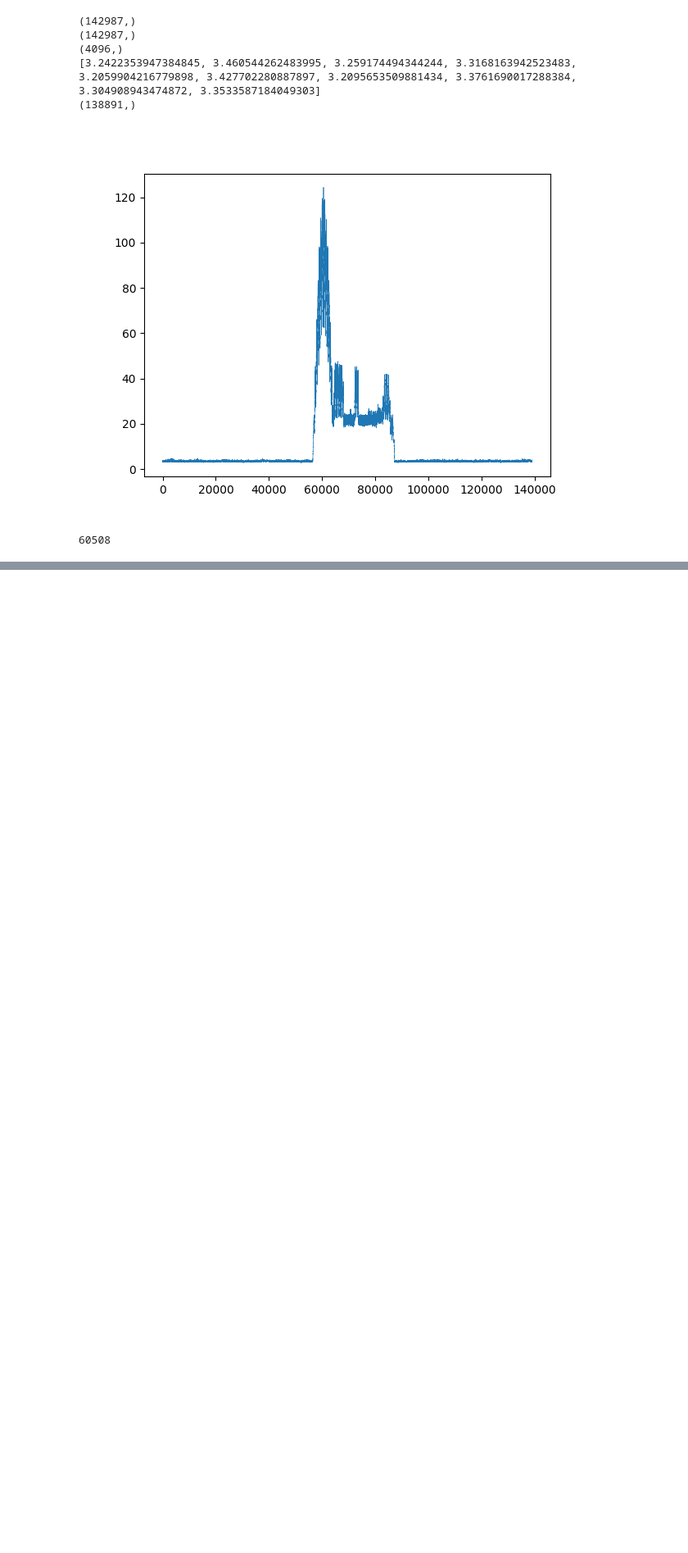
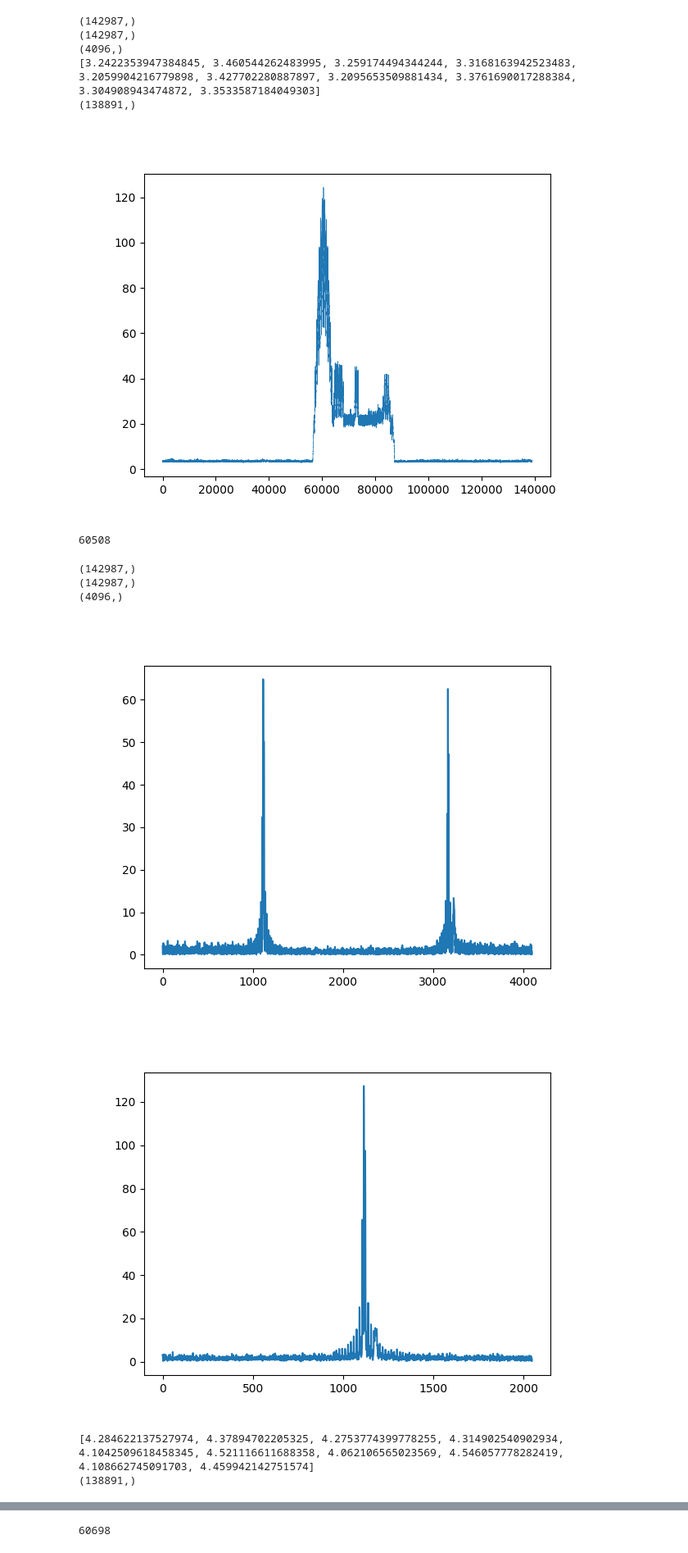
Before and after one commit to xsun2445/ee595hws, a Jupyter notebook: hw1/test.ipynb, the cells around one changed output, grey strips where cells are left out. Shown at 82% size. Saved outputs shown, nothing was run; the diff lists cells and outputs as text; code cells hidden in the pictures; blank space fills up the shorter version.

```diff
--- a/hw1/test.ipynb
+++ b/hw1/test.ipynb
@@ -815,3 +815,82 @@ print(np.argmax(res))
 (138891,)
 [figure]
 60508
+# %%
+rf_freq = 915e6    # carrier frequency 470 MHz, used to correct clock drift
+sf = 8             # spreading factor SF7
+bw = 125e3         # bandwidth 125 kHz
+fs = 250e3         # sampling rate 1 MHz
+preamble_len = 8
+phy = LoRaDecoder(sf=sf)
+
+
+fileName = './EE595 Project Data/dataSF8CR8packet1.bin'
+raw = phy.read_complex(fileName)
+print(raw.shape)
+# raw = raw[::2]
+print(raw.shape)
+
+dc = phy.chirp(False, sf, bw, fs, 0, 0, 0)
+uc = phy.chirp(True, sf, bw, fs, 0, 0, 0)
+
+
+preamble = np.matlib.repmat(uc, 1, preamble_len).flatten()
+preamble = np.conjugate(preamble)
+print(preamble.shape)
+
+# netid = np.concatenate((phy.chirp(True, sf, bw, fs, 24, 0, 0), phy.chirp(True, sf, bw, fs, 32, 0, 0)))
+# sync = np.concatenate((netid, dc,dc,dc[:len(uc)//4]))
+# print(sync.shape)
+# sync = np.conjugate(sync)
+
+# preamble = np.concatenate((preamble, sync))
+
+# preamble = dc.flatten()
+
+
+plt.figure()
+plt.plot(abs(np.fft.fft(raw[60508+256:60508+256+len(preamble)]*preamble)))
+plt.show()
+
+plt.figure()
+temp = abs(np.fft.fft(raw[60508+256:60508+256+len(preamble)]*preamble))
+temp = temp[:len(temp)//2] + temp[len(temp)//2:]
+plt.plot(temp)
+plt.show()
+
+res = []
+
+for i in range(len(raw)-len(preamble)):
+    # res.append(np.max(abs(np.fft.fft(raw[i:i+len(preamble)]*preamble))))
+    temp = abs(np.fft.fft(raw[i:i+len(preamble)]*preamble))
+    temp = temp[:len(temp)//2] + temp[len(temp)//2:]
+    res.append(np.max(temp))
+
+print(res[:10])
+
+res = np.array(res)
+print(res.shape)
+
+# plt.figure()
+# # plt.imshow()
+# plt.pcolormesh(abs(res.T))
+# # print(stft[0])
+# plt.show()
+
+
+
+plt.figure()
+# plt.plot(res, linewidth = 0.2)
+# plt.plot(np.max(abs(res), axis=1), linewidth=0.2)
+plt.plot(res, linewidth=0.5)
+plt.show()
+
+print(np.argmax(res))
+# %% [output]
+(142987,)
+(142987,)
+(4096,)
+[figure, added]
+[figure, added]
+[4.284622137527974, 4.37894702205325, 4.2753774399778255, 4.314902540902934, 4.1042509618458345, 4.521116611688358, 4.062106565023569, 4.546057778282419, 4.108662745091703, 4.459942142751574]
+(138891,)
@@ -818 +898,2 @@ print(np.argmax(res))
+60698
 # %%
```
Also changed, not shown: parts of 14 cells of this notebook, 1 other file.
